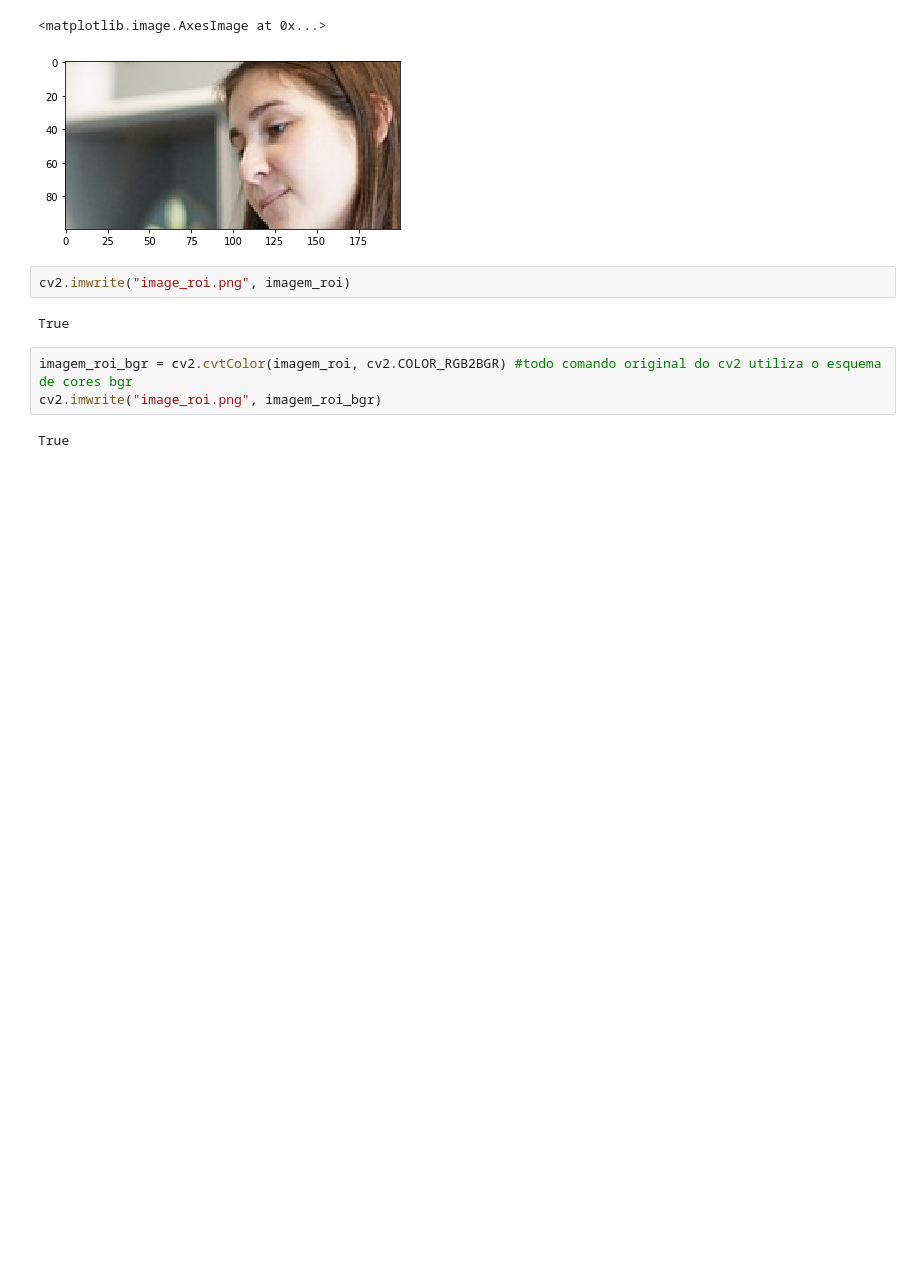
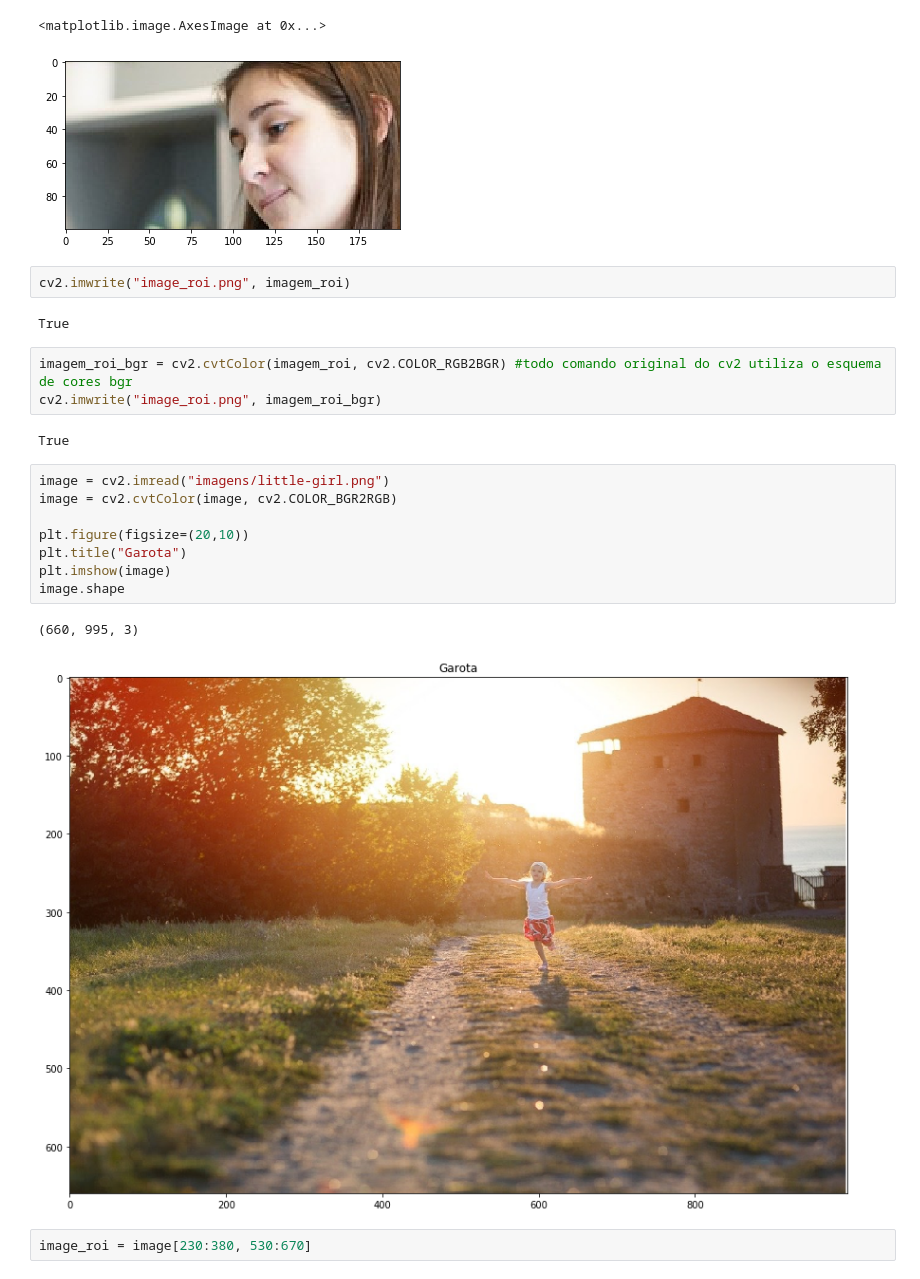
Before and after one commit to bruno-negreiros/alura-classificacao-de-faces, a Jupyter notebook: Análise e Classificação de Faces - Visão Computacional com OpenCV.ipynb, the cells around one changed output. Saved outputs shown, nothing was run; the diff lists cells and outputs as text; blank space fills up the shorter version.

Commit message:
sobrepondo um ponto de interesse na imagem original

```diff
--- a/Análise e Classificação de Faces - Visão Computacional com OpenCV.ipynb
+++ b/Análise e Classificação de Faces - Visão Computacional com OpenCV.ipynb
@@ -62,3 +62,16 @@ imagem_roi_bgr = cv2.cvtColor(imagem_roi, cv2.COLOR_RGB2BGR) #todo comando origi
 cv2.imwrite("image_roi.png", imagem_roi_bgr)
 # %% [output]
 True
+# %%
+image = cv2.imread("imagens/little-girl.png")
+image = cv2.cvtColor(image, cv2.COLOR_BGR2RGB)
+
+plt.figure(figsize=(20,10))
+plt.title("Garota")
+plt.imshow(image)
+image.shape
+# %% [output]
+(660, 995, 3)
+[figure, added]
+# %%
+image_roi = image[230:380, 530:670]
```
Also changed, not shown: parts of 3 cells of this notebook, 1 other file.
